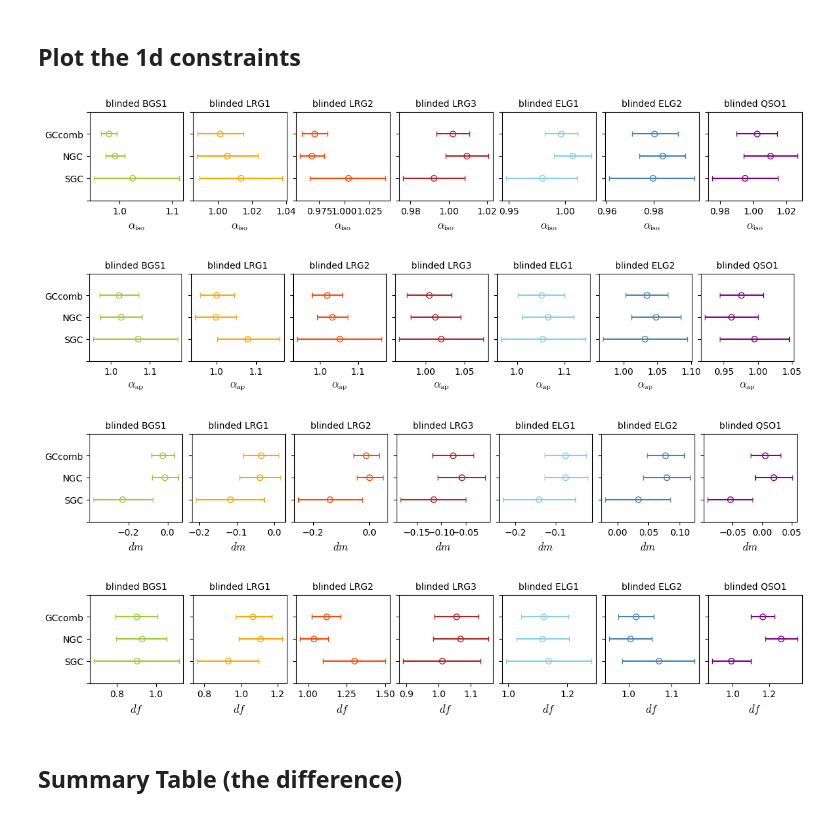
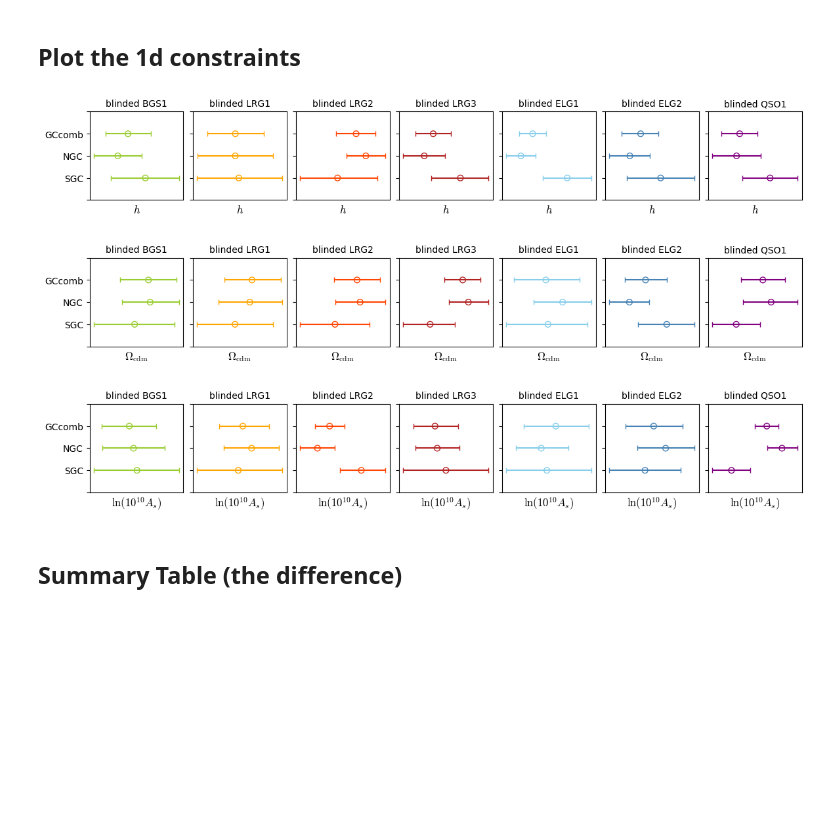
Before and after one commit to ShengyuHE/desi_y3_blinded_data_splits, a Jupyter notebook: main/notebooks/plot_mcmc.ipynb, the cells around one changed output. Cells and saved outputs as stored; diff of their text form; code cells hidden in the pictures; blank space fills up the shorter version.

Commit message:
update the plot

```diff
--- a/main/notebooks/plot_mcmc.ipynb
+++ b/main/notebooks/plot_mcmc.ipynb
@@ -32,8 +32,8 @@ The autoreload extension is already loaded. To reload it, use:
   %reload_ext autoreload
 # %%
 # fit settings
-fit       = 'SF'
-option  = '_wq_prior' if fit == 'SF' else ''
+fit       = 'FM' # 'FM' 'SF'
+option  = '' # '_wq_prior' only for ShapeFit
 # option = ''
 cosmology = 'LCDM' # LCDM, nuCDM, w0waCDM
 theory = 'vel'
@@ -54,8 +54,7 @@ for tracer, zrange in TRACER_BINS:
     for region in regions:
         if 'BGS' in tracer: tracer = 'BGS_BRIGHT-21.35'
         if 'ELG' in tracer: tracer = 'ELG_LOPnotqso'
-        chain_fn = (RESULT_DIR + f'/full-shape/mcmc/chain_{task}_{tracer}_z{zrange[0]:.1f}-{zrange[1]:.1f}_{region}_{weight_type}.npy')
-        if fit == 'SF':
-            chain_fn = (RESULT_DIR + f'/full-shape/mcmc/chain_{task}_{tracer}_z{zrange[0]:.1f}-{zrange[1]:.1f}_{region}_{weight_type}{option}.npy')
+        chain_fn = (RESULT_DIR + f'/full-shape/mcmc/chain_{task}_{tracer}_z{zrange[0]:.1f}-{zrange[1]:.1f}_{region}_{weight_type}{option}.npy')
+        print(f'[LOAD:] {chain_fn}')
         chain = Chain.load(chain_fn)
         all_chains[f'{tracer}_{zrange}_{region}'] = chain
@@ -73,39 +90,38 @@ for param, param_label in zip(mcmc_args['params'], mcmc_args['params_label']):
         if 'ELG' in tracer: tracer = 'ELG_LOPnotqso'
         plt.rcParams['mathtext.fontset'] = 'cm'
         ax = fig.add_subplot(gs[0, ind_col])
         tracer_label = get_namespace(tracer, zrange)
         ax.set_title(f"blinded {tracer_label}", fontsize=10)
         ax.set_yticks(yticks)
         if ind_col == 0:
             ax.set_yticklabels(['']+regions+[''], fontsize=10)
         else:
             ax.set_yticklabels([])
         ax.set_xlabel(param_label, fontsize =12)
         color = COLOR_TRACERS[tracer_label]
         # plot the truth values
         # ax.axvline(mcmc_args['true_values'][param], color='k', linestyle='--', linewidth=1, alpha=0.8,)
         # plot the 1d constraint
         for y, region in enumerate(regions):
             chain0 = all_chains[f'{tracer}_{zrange}_{region}']
             chain = chain0.remove_burnin(remove_burnin)
             mean = chain.mean(params=param)
             q05, q95 = chain.quantile(params=param)  # 5% and 95%
             # horizontal guide line for the region
             ax.scatter(mean, y+1,  edgecolors=color, facecolors='none', s=40)
             ax.errorbar(mean, y+1, xerr=[[mean - q05], [q95 - mean]], color=color, capsize=3)
             ax.set_ylim([0,len(regions)+1])
         ax.invert_yaxis()
         ax.set_yticks(ax.get_yticks()[::-1])
-        # ax.tick_params(axis="x", which="both", bottom=False, labelbottom=False)
+        ax.tick_params(axis="x", which="both", bottom=False, labelbottom=False)
     plt.tight_layout()
     plt.show()
     if save_fig == True:
-        fig.savefig(SAVE_DIR+f'/plots/1d_constraint_{fit}{option}_{param}_GCcompare.png', dpi=300, bbox_inches='tight')
+        fig.savefig(SAVE_DIR+f'/plots/1d_constraint_{fit}{option}_{param}_GCcompare.png', dpi=600, bbox_inches='tight')
 # %% [output]
-[figure, old version]
+[figure, new version]
-[figure, old version]
+[figure, new version]
-[figure, old version]
+[figure, new version]
-[figure, removed]
 # %% [markdown]
 ## Summary Table (the difference)
 # %%
```
Also changed, not shown: parts of 5 cells of this notebook, 3 other files.
